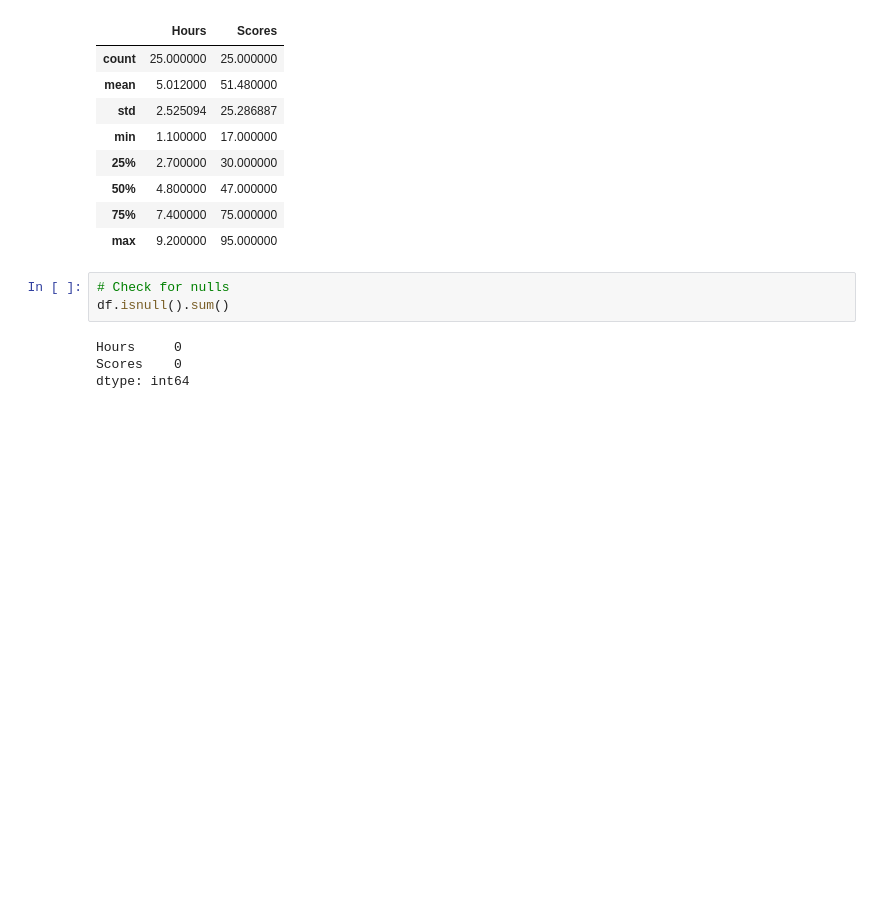
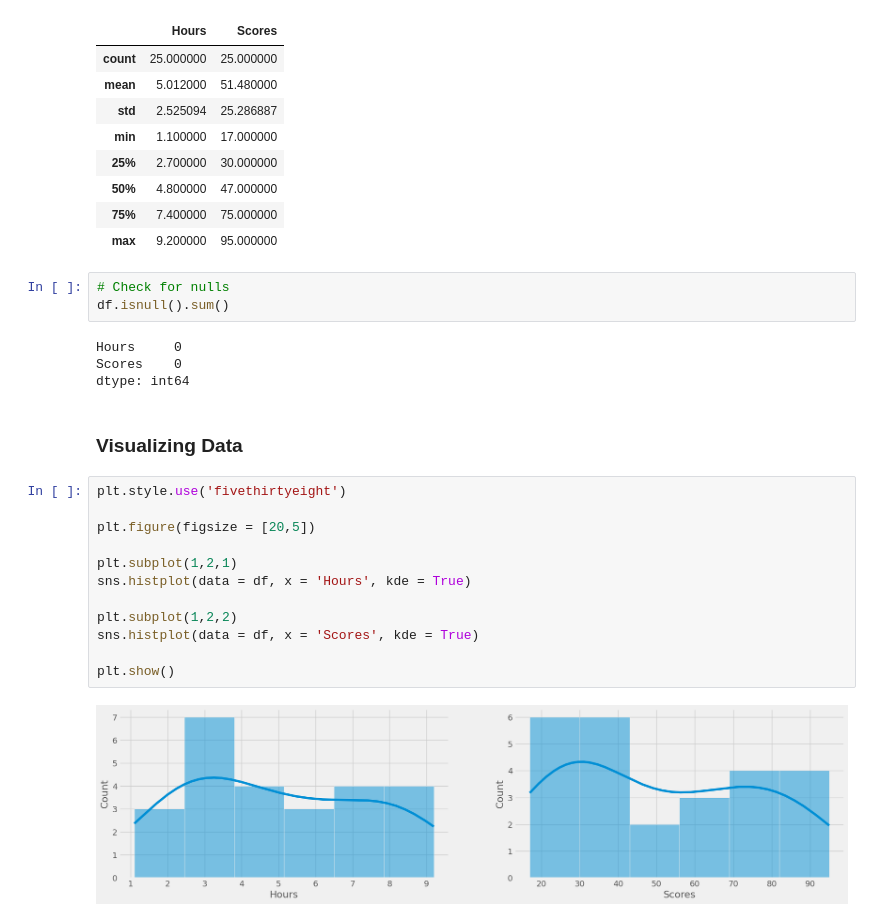
Before and after one commit to fash33/Score-Prediction-Using-Supervised-ML, a Jupyter notebook: preds.ipynb, the cells around one changed output. Cells and saved outputs as stored; diff of their text form; blank space fills up the shorter version.

Commit message:
Visualize Data

```diff
--- a/preds.ipynb
+++ b/preds.ipynb
@@ -78,3 +78,19 @@ df.isnull().sum()
 Hours     0
 Scores    0
 dtype: int64
+# %% [markdown]
+### Visualizing Data
+# %%
+plt.style.use('fivethirtyeight')
+
+plt.figure(figsize = [20,5])
+
+plt.subplot(1,2,1)
+sns.histplot(data = df, x = 'Hours', kde = True)
+
+plt.subplot(1,2,2)
+sns.histplot(data = df, x = 'Scores', kde = True)
+
+plt.show()
+# %% [output]
+[figure, added]
```
Also changed, not shown: parts of 2 cells of this notebook.
